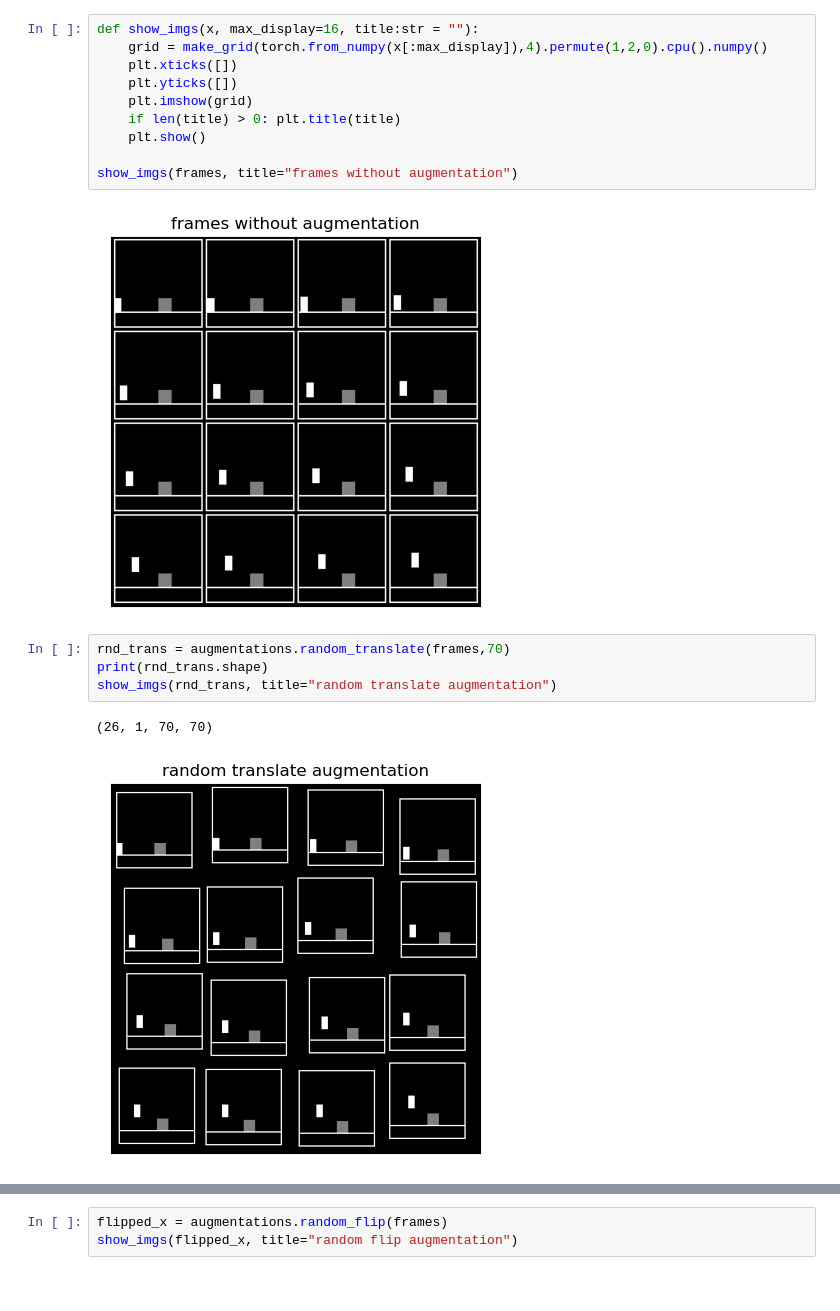
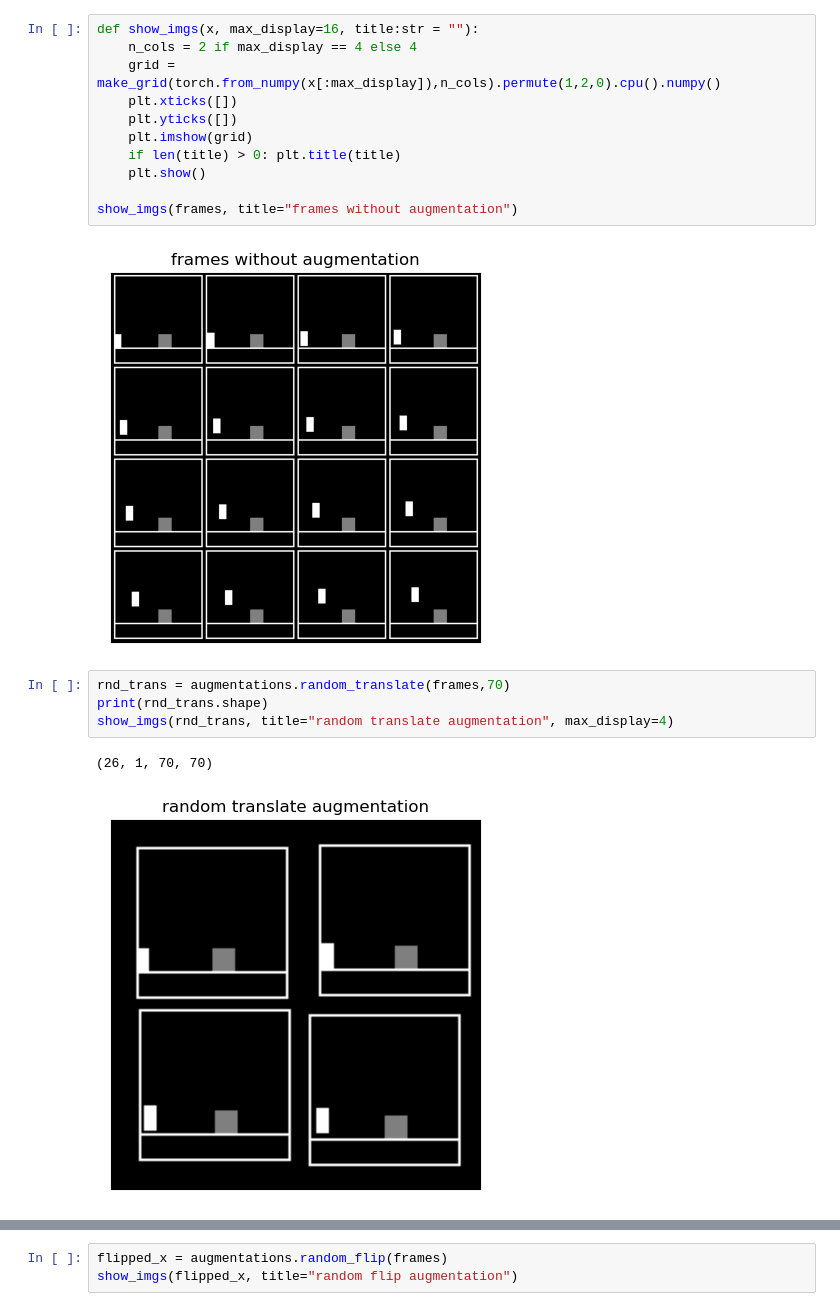
Before and after one commit to manusimidt/jku_practical_work, a Jupyter notebook: visualize_augmentations.ipynb, the cells around one changed output, grey strips where cells are left out. Drawn from its saved outputs; the diff is of its cells as text.

```diff
--- a/visualize_augmentations.ipynb
+++ b/visualize_augmentations.ipynb
@@ -56,7 +53,8 @@ float32
 0.0 1.0
 # %%
 def show_imgs(x, max_display=16, title:str = ""):
-    grid = make_grid(torch.from_numpy(x[:max_display]),4).permute(1,2,0).cpu().numpy()
+    n_cols = 2 if max_display == 4 else 4
+    grid = make_grid(torch.from_numpy(x[:max_display]),n_cols).permute(1,2,0).cpu().numpy()
     plt.xticks([])
     plt.yticks([])
     plt.imshow(grid)
@@ -69,10 +67,10 @@ show_imgs(frames, title="frames without augmentation")
 # %%
 rnd_trans = augmentations.random_translate(frames,70)
 print(rnd_trans.shape)
-show_imgs(rnd_trans, title="random translate augmentation")
+show_imgs(rnd_trans, title="random translate augmentation", max_display=4)
 # %% [output]
 (26, 1, 70, 70)
-[figure, old version]
+[figure, new version]
 # %%
 # Try to rescale images to 60x60
 rnd_trans = fn.resize(torch.from_numpy(rnd_trans), size=[60,60]).numpy()
```
Also changed, not shown: parts of 7 cells of this notebook, 6 other files.
